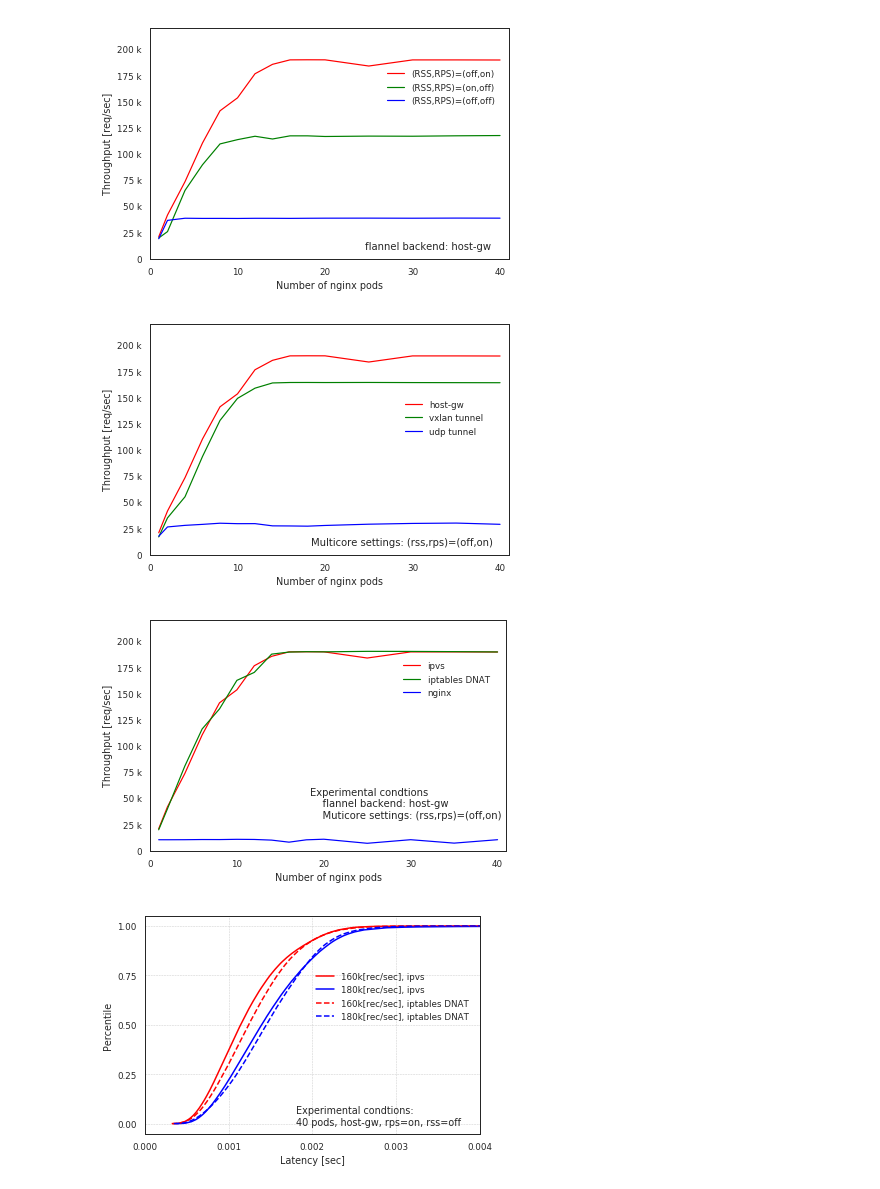
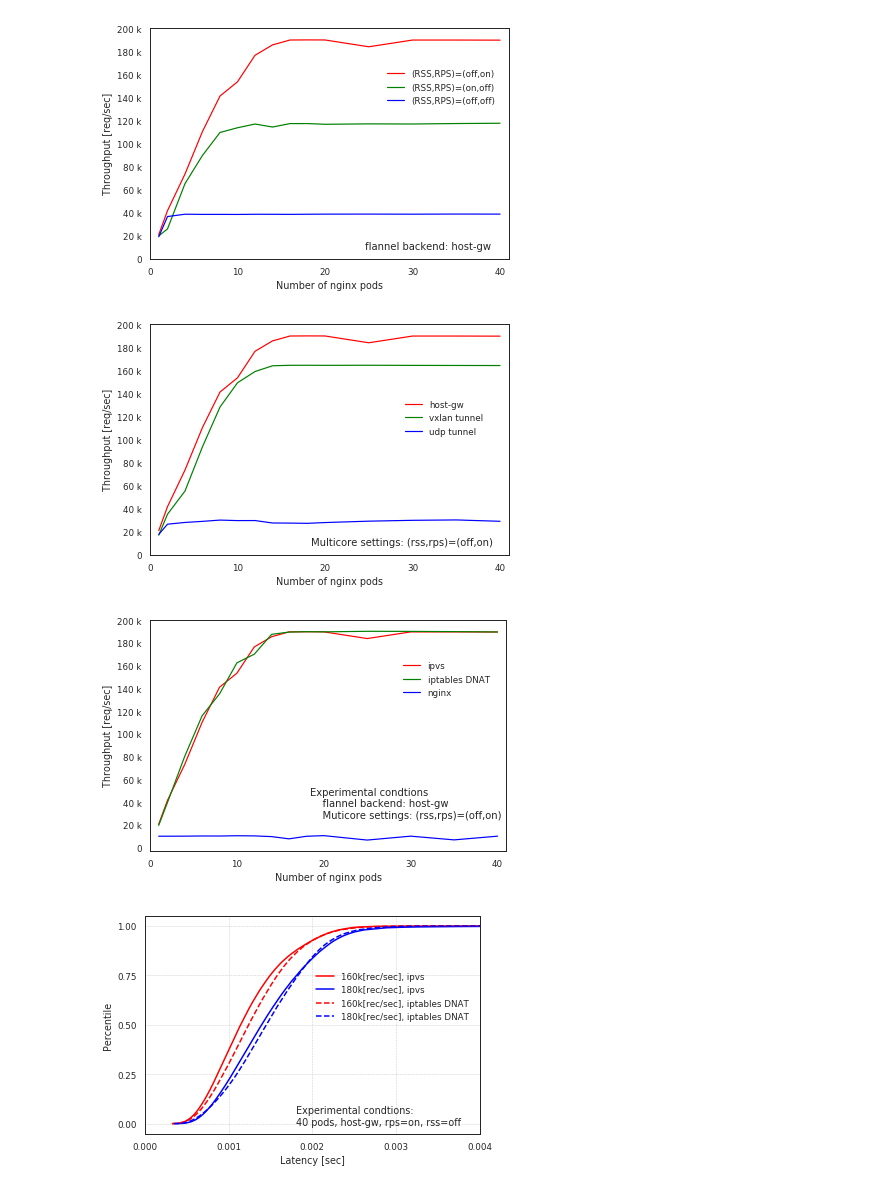
Before and after one commit to ktaka-ccmp/kube-lb-bench, a Jupyter notebook: PHD_THESIS.ipynb, the cells around one changed output. Cells and saved outputs as stored; diff of their text form; code cells hidden in the pictures.

```diff
--- a/PHD_THESIS.ipynb
+++ b/PHD_THESIS.ipynb
@@ -32,35 +32,36 @@ def y_fmt(y, pos):
 sns.set_style("white")
 sns.set_context("paper")
 
 get_ipython().magic('matplotlib inline')
 
 fig = plt.figure(figsize=(6, 4))
 
 ax1 = fig.add_subplot(111)
 
 df1 = np.loadtxt("Kuruwa/24th_try/rss_rps_rfs_0_1_0/ipvs_cpu16_0.csv", delimiter=',', unpack=True, skiprows=1)
 df2 = np.loadtxt("Kuruwa/24th_try/rss_rps_rfs_1_0_0/ipvs_cpu16_0.csv", delimiter=',', unpack=True, skiprows=1)
 df3 = np.loadtxt("Kuruwa/24th_try/rss_rps_rfs_0_0_0/ipvs_cpu16_0.csv", delimiter=',', unpack=True, skiprows=1)
 ax1.plot(*df1, color='r', label='(RSS,RPS)=(off,on)')
 ax1.plot(*df2, color='g', label='(RSS,RPS)=(on,off)')
 ax1.plot(*df3, color='b', label='(RSS,RPS)=(off,off)')
 
 
 ax1.set_xticks(np.arange(0, 41, 10))
+ax1.set_yticks(np.arange(0, 200001, 20000))
 ax1.set_xlim(0,41)
-ax1.set_ylim(0,220000)
+# ax1.set_ylim(0,220000)
 ax1.set_xlabel('Number of nginx pods')
 ax1.set_ylabel('Throughput [req/sec]')
 ax1.yaxis.set_major_formatter(FuncFormatter(y_fmt))
 
 ax1.legend(frameon=False,loc=(0.65,0.65))
 # ax1.text(0.45,0.04,'Experimental condtions:\n host-gw, (rss,rps)=(off,on)',transform=ax1.transAxes)
 ax1.text(0.6,0.04,'flannel backend: host-gw',transform=ax1.transAxes)
 
 fig.tight_layout()  # タイトルとラベルが被るのを解消
 plt.savefig('PHD_THESIS_FIGS/ipvs_mcore_proccessing.png', bbox_inches="tight", dpi=600)
 # %% [output]
-[figure, old version]
+[figure, new version]
 # %%
 import numpy as np
 import pandas as pd
@@ -108,8 +109,9 @@ ax1.plot(*df2, color='g', label='vxlan tunnel')
 ax1.plot(*df3, color='b', label='udp tunnel')
 
 ax1.set_xticks(np.arange(0, 41, 10))
+ax1.set_yticks(np.arange(0, 200001, 20000))
 ax1.set_xlim(0,41)
-ax1.set_ylim(0,220000)
+# ax1.set_ylim(0,220000)
 ax1.set_xlabel('Number of nginx pods')
 ax1.set_ylabel('Throughput [req/sec]')
 ax1.yaxis.set_major_formatter(FuncFormatter(y_fmt))
@@ -121,7 +123,7 @@ ax1.text(0.45,0.04,'Multicore settings: (rss,rps)=(off,on)',transform=ax1.transA
 fig.tight_layout()  # タイトルとラベルが被るのを解消
 plt.savefig('PHD_THESIS_FIGS/ipvs_flannel_mode.png', bbox_inches="tight", dpi=600)
 # %% [output]
-[figure, old version]
+[figure, new version]
 # %%
 import numpy as np
 import pandas as pd
@@ -168,8 +170,9 @@ ax1.plot(*df1, color='r', label='ipvs')
 ax1.plot(*df2, color='g', label='iptables DNAT')
 ax1.plot(*df3, color='b', label='nginx')
 ax1.set_xticks(np.arange(0, 41, 10))
+ax1.set_yticks(np.arange(0, 200001, 20000))
 ax1.set_xlim(0,41)
-ax1.set_ylim(0,220000)
+# ax1.set_ylim(0,220000)
 ax1.set_xlabel('Number of nginx pods')
 ax1.set_ylabel('Throughput [req/sec]')
 ax1.yaxis.set_major_formatter(FuncFormatter(y_fmt))
@@ -184,7 +187,7 @@ ax1.legend(frameon=False,loc=(0.70,0.65))
 fig.tight_layout()  # タイトルとラベルが被るのを解消
 plt.savefig('PHD_THESIS_FIGS/ipvs-iptables-nginx.png', bbox_inches="tight", dpi=600)
 # %% [output]
-[figure, old version]
+[figure, new version]
 # %%
 import numpy as np
 import pandas as pd
```
Also changed, not shown: 3 other files.
